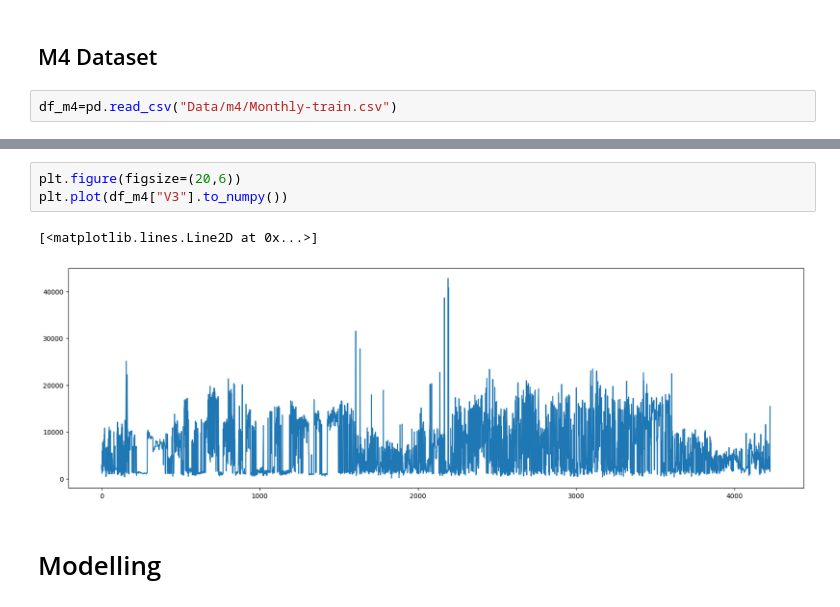
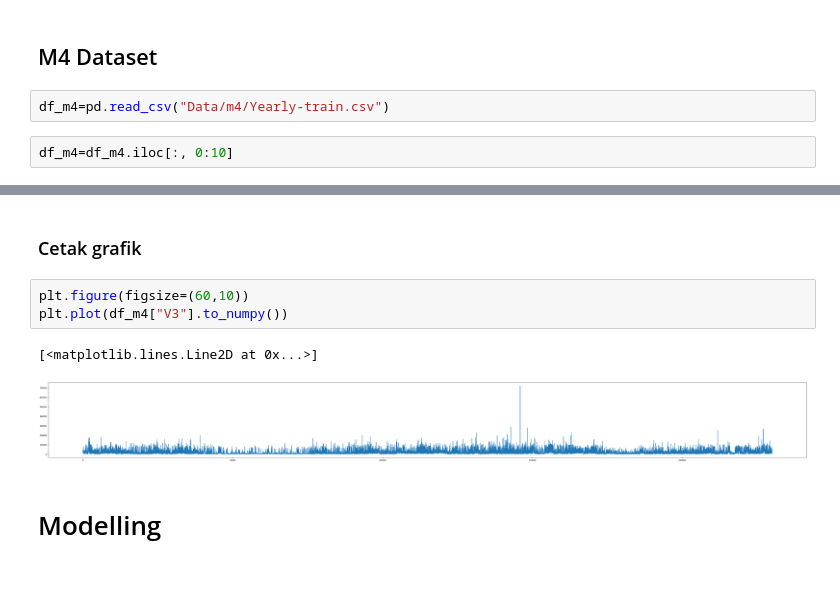
Before and after one commit to wtfish/Deep-transformer-with-cyclic-learning-rate, a Jupyter notebook: torch.ipynb, the cells around one changed output, grey strips where cells are left out. Saved outputs shown, nothing was run; the diff lists cells and outputs as text; blank space fills up the shorter version.

```diff
--- a/torch.ipynb
+++ b/torch.ipynb
@@ -67,7 +72,9 @@ plt.plot(df_turbine["ActivePower"].to_numpy())
 # %% [markdown]
 ## M4 Dataset
 # %%
-df_m4=pd.read_csv("Data/m4/Monthly-train.csv")
+df_m4=pd.read_csv("Data/m4/Yearly-train.csv")
+# %%
+df_m4=df_m4.iloc[:, 0:10]
 # %%
 df_m4.shape
 # %% [output]
@@ -75,9 +97,11 @@ df_m4.shape
+# %% [markdown]
+### Cetak grafik
 # %%
-plt.figure(figsize=(20,6))
+plt.figure(figsize=(60,10))
 plt.plot(df_m4["V3"].to_numpy())
 # %% [output]
 [<matplotlib.lines.Line2D at 0x...>]
-[figure, old version]
+[figure, new version]
 # %% [markdown]
 # Modelling
 # %%
```
Also changed, not shown: parts of 16 cells of this notebook.
